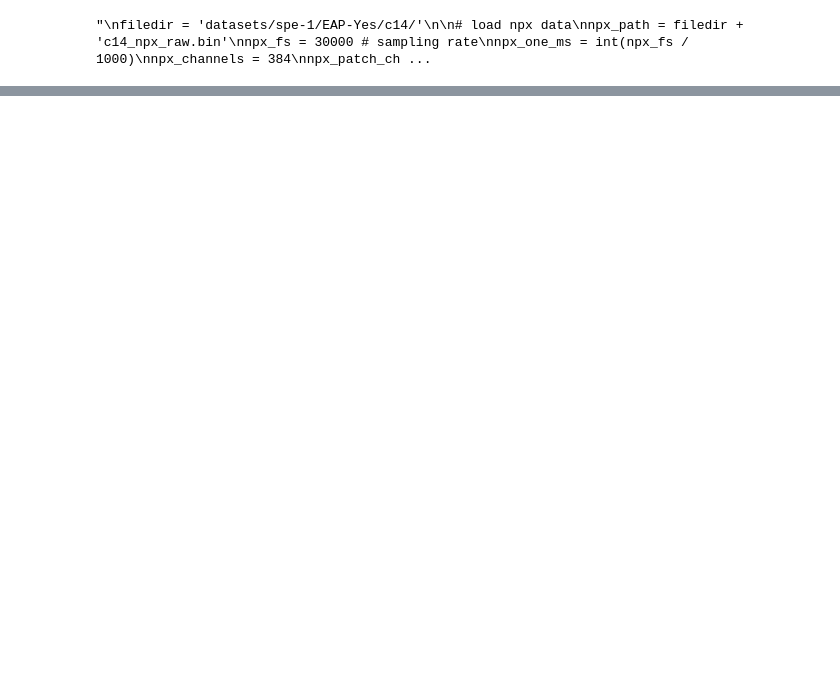
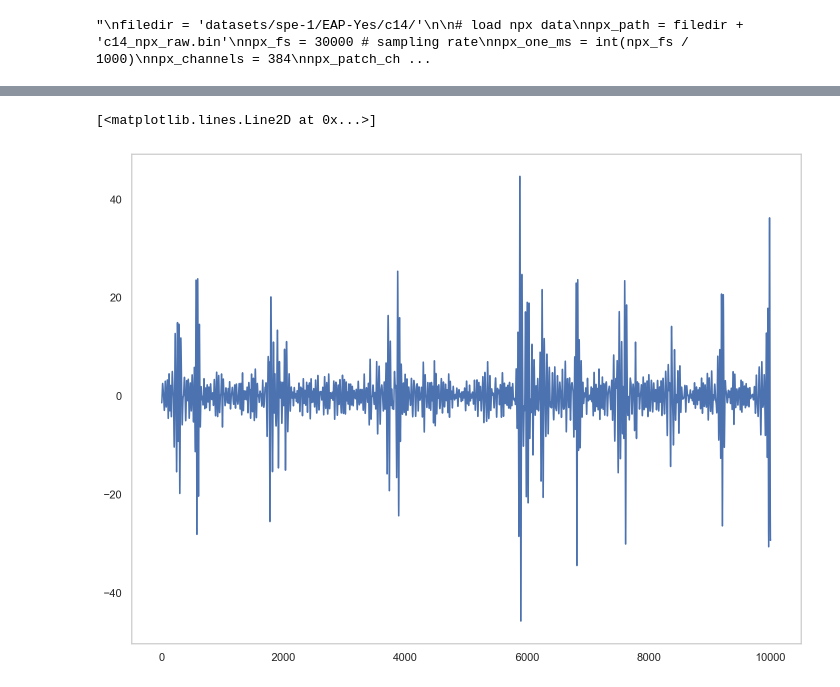
Before and after one commit to voytekresearch/spikewise, a Jupyter notebook: datasets/spe-1_rh.ipynb, the cells around one changed output, grey strips where cells are left out. Saved outputs shown, nothing was run; the diff lists cells and outputs as text; code cells hidden in the pictures; blank space fills up the shorter version.

```diff
--- a/datasets/spe-1_rh.ipynb
+++ b/datasets/spe-1_rh.ipynb
@@ -176,0 +237,10 @@ for filename in tqdm(os.listdir(filedir)):
+# %%
+gamma_peak = 40 #Hz
+gamma_range = [gamma_peak - 15, gamma_peak+15]
+#filter LFP data around that range
+lfp_filt_gamma_c42 = butter_bandpass(lfp_filt_c42, fs=lfp_fs, filt_freq=gamma_range, order=4)
+# %%
+plt.plot(lfp_times_c42[:20000], lfp_filt_gamma_c42[:20000])
+# %% [output]
+[<matplotlib.lines.Line2D at 0x...>]
+[figure, added]
```
Also changed, not shown: parts of 79 cells of this notebook, 3 other files.
